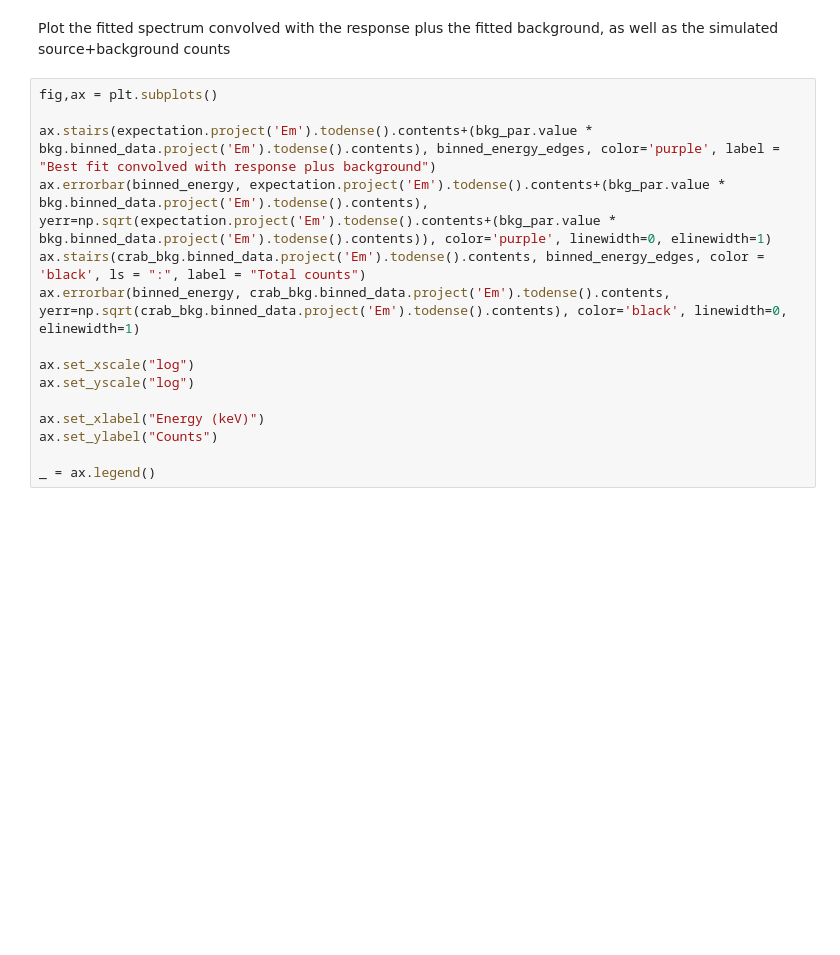
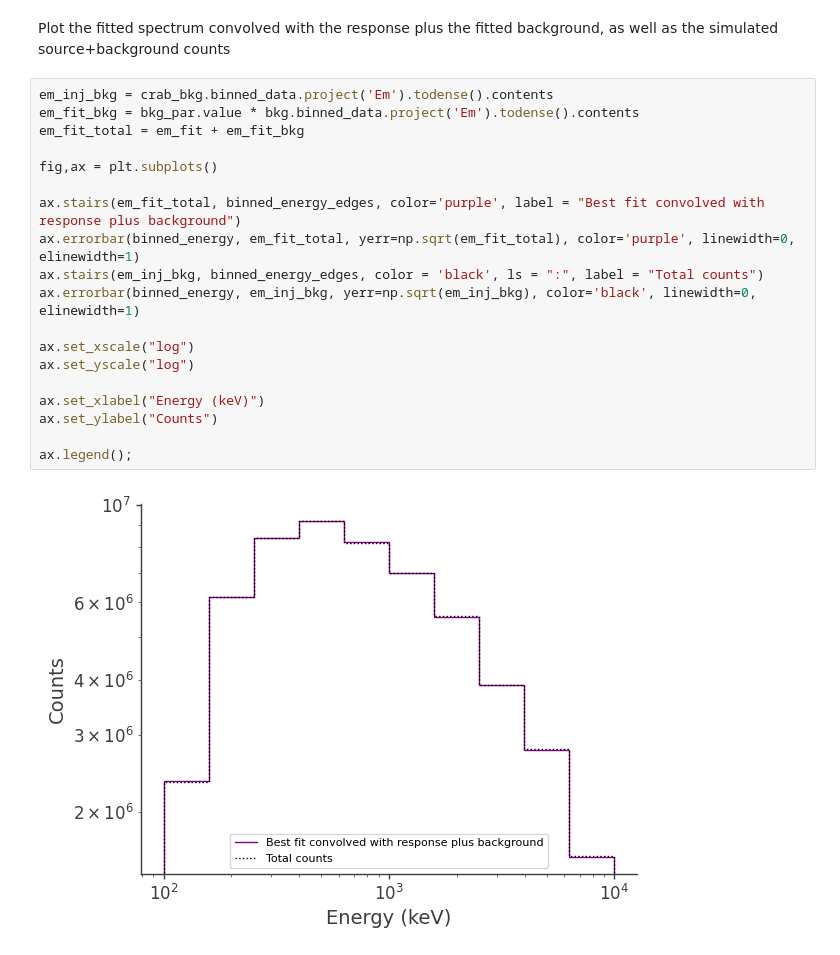
Before and after one commit to hiyoneda/cosipy, a Jupyter notebook: docs/tutorials/spectral_fits/continuum_fit/crab/SpectralFit_Crab.ipynb, the cells around one changed output. Saved outputs shown, nothing was run; the diff lists cells and outputs as text; blank space fills up the shorter version.

```diff
--- a/docs/tutorials/spectral_fits/continuum_fit/crab/SpectralFit_Crab.ipynb
+++ b/docs/tutorials/spectral_fits/continuum_fit/crab/SpectralFit_Crab.ipynb
@@ -285,17 +368,23 @@ _ = ax.legend()
 # %% [markdown]
 Plot the fitted spectrum convolved with the response plus the fitted background, as well as the simulated source+background counts
 # %%
+em_inj_bkg = crab_bkg.binned_data.project('Em').todense().contents
+em_fit_bkg = bkg_par.value * bkg.binned_data.project('Em').todense().contents
+em_fit_total = em_fit + em_fit_bkg
+
 fig,ax = plt.subplots()
 
-ax.stairs(expectation.project('Em').todense().contents+(bkg_par.value * bkg.binned_data.project('Em').todense().contents), binned_energy_edges, color='purple', label = "Best fit convolved with response plus background")
-ax.errorbar(binned_energy, expectation.project('Em').todense().contents+(bkg_par.value * bkg.binned_data.project('Em').todense().contents), yerr=np.sqrt(expectation.project('Em').todense().contents+(bkg_par.value * bkg.binned_data.project('Em').todense().contents)), color='purple', linewidth=0, elinewidth=1)
-ax.stairs(crab_bkg.binned_data.project('Em').todense().contents, binned_energy_edges, color = 'black', ls = ":", label = "Total counts")
-ax.errorbar(binned_energy, crab_bkg.binned_data.project('Em').todense().contents, yerr=np.sqrt(crab_bkg.binned_data.project('Em').todense().contents), color='black', linewidth=0, elinewidth=1)
+ax.stairs(em_fit_total, binned_energy_edges, color='purple', label = "Best fit convolved with response plus background")
+ax.errorbar(binned_energy, em_fit_total, yerr=np.sqrt(em_fit_total), color='purple', linewidth=0, elinewidth=1)
+ax.stairs(em_inj_bkg, binned_energy_edges, color = 'black', ls = ":", label = "Total counts")
+ax.errorbar(binned_energy, em_inj_bkg, yerr=np.sqrt(em_inj_bkg), color='black', linewidth=0, elinewidth=1)
 
 ax.set_xscale("log")
 ax.set_yscale("log")
 
 ax.set_xlabel("Energy (keV)")
 ax.set_ylabel("Counts")
 
-_ = ax.legend()
+ax.legend();
+# %% [output]
+[figure, added]
```
Also changed, not shown: parts of 15 cells of this notebook, 3 other files.
